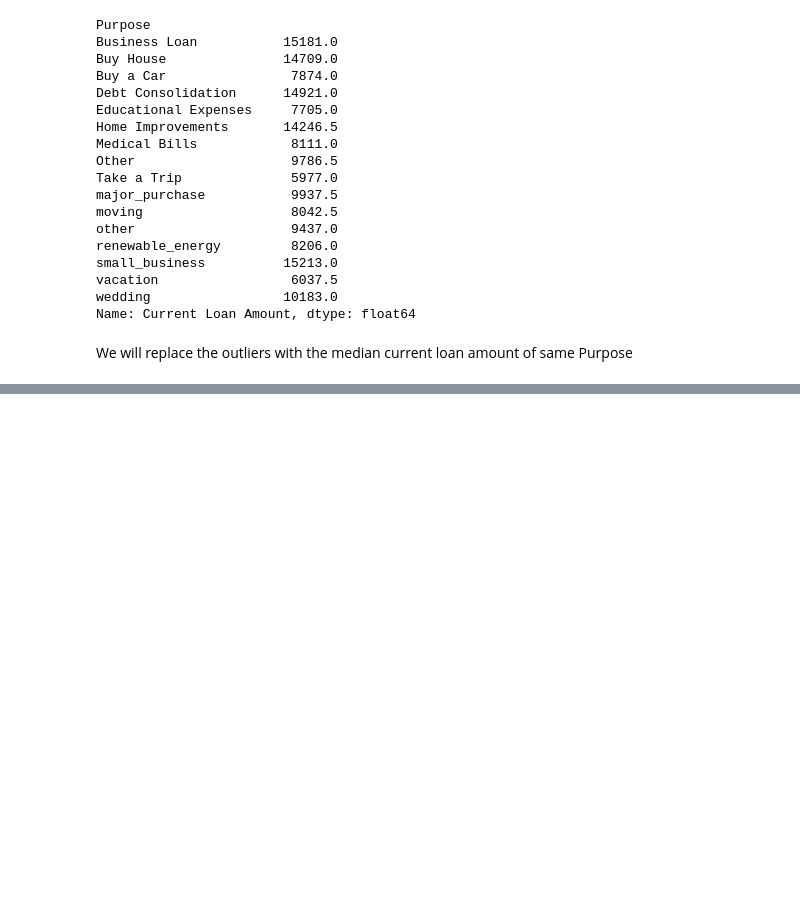
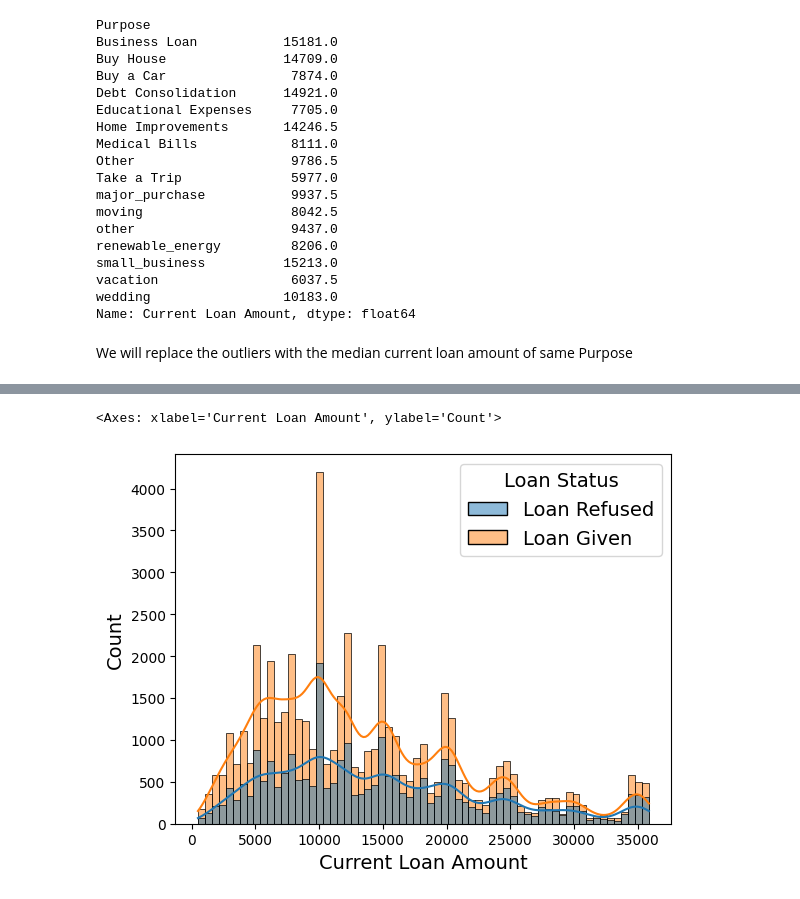
Before and after one commit to RohitDas92/Loan-Approval-Prediction-Project, a Jupyter notebook: loan_approval_prediction.ipynb, the cells around one changed output, grey strips where cells are left out. Cells and saved outputs as stored; diff of their text form; code cells hidden in the pictures; blank space fills up the shorter version.

```diff
--- a/loan_approval_prediction.ipynb
+++ b/loan_approval_prediction.ipynb
@@ -438,0 +459,5 @@ We will replace the outliers with the median current loan amount of same Purpose
+# %%
+sns.histplot(data=df_duplicates_removed,x = df_duplicates_removed['Current Loan Amount'],kde=True,hue='Loan Status')
+# %% [output]
+<Axes: xlabel='Current Loan Amount', ylabel='Count'>
+[figure, added]
```
Also changed, not shown: parts of 7 cells of this notebook.
